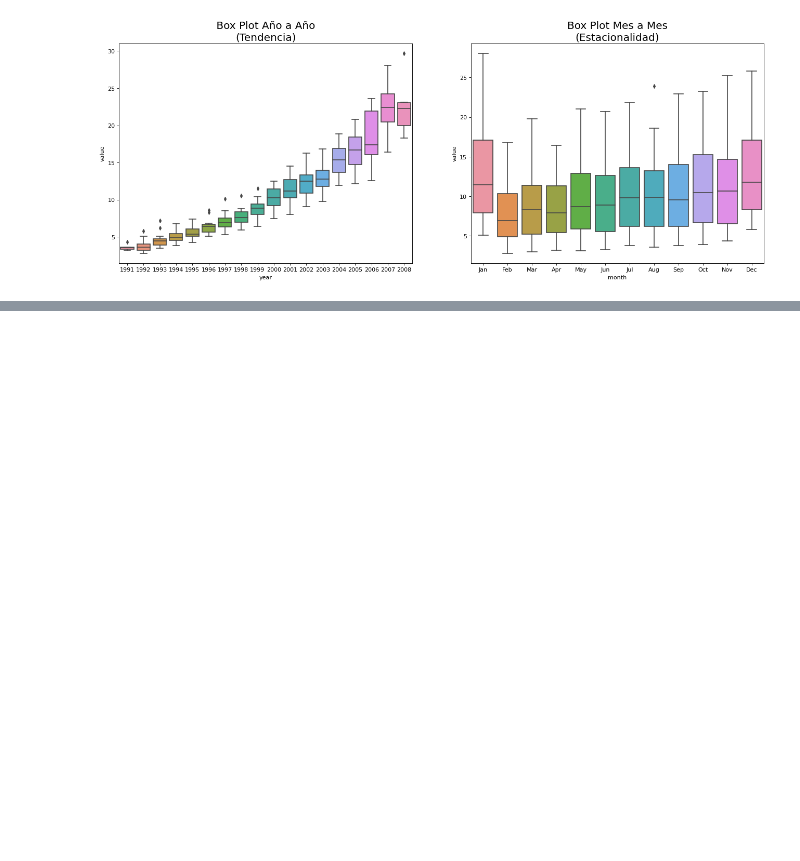
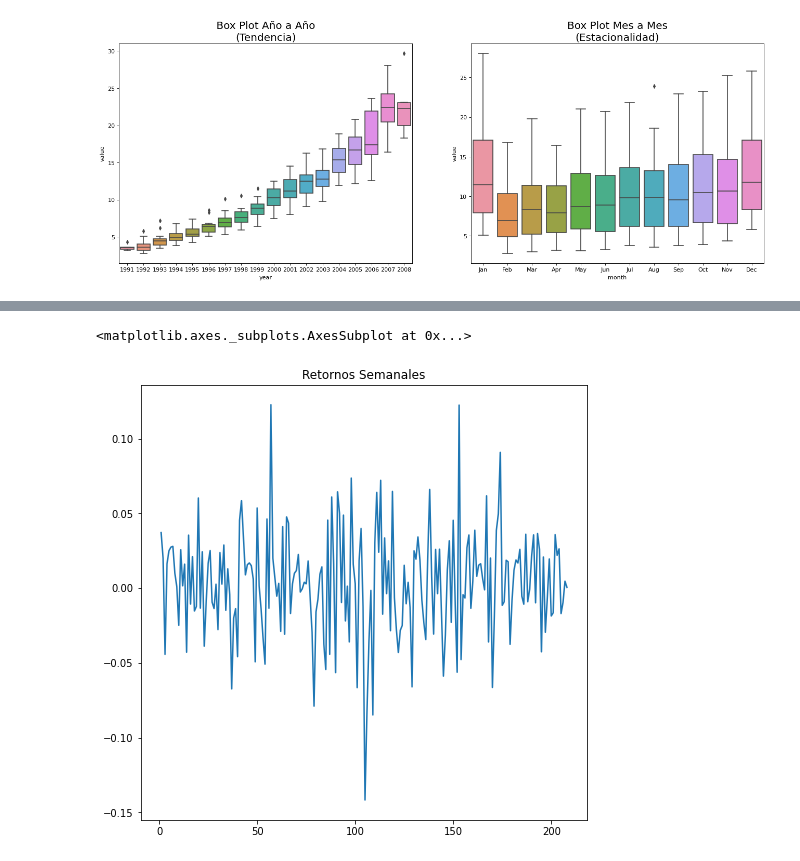
Before and after one commit to jisazac/pythonfinanzaseafit, a Jupyter notebook: Clase_4.ipynb, the cells around one changed output, grey strips where cells are left out. Drawn from its saved outputs; the diff is of its cells as text; code cells hidden in the pictures; blank space fills up the shorter version.

```diff
--- a/Clase_4.ipynb
+++ b/Clase_4.ipynb
@@ -2190,0 +2248,12 @@ plt.show()
+# %%
+import pandas as pd
+import numpy as np
+import matplotlib.pyplot as plt
+df=pd.read_csv("https://raw.githubusercontent.com/jisazac/pythonfinanzaseafit/master/SP_WEEKLY.csv",sep=";",decimal=",")
+df=df.iloc[:,0:200:10]
+
+
+df.iloc[:,5].pct_change().plot(title="Retornos Semanales")
+# %% [output]
+<matplotlib.axes._subplots.AxesSubplot at 0x...>
+[figure, added]
```
Also changed, not shown: parts of 7 cells of this notebook.
